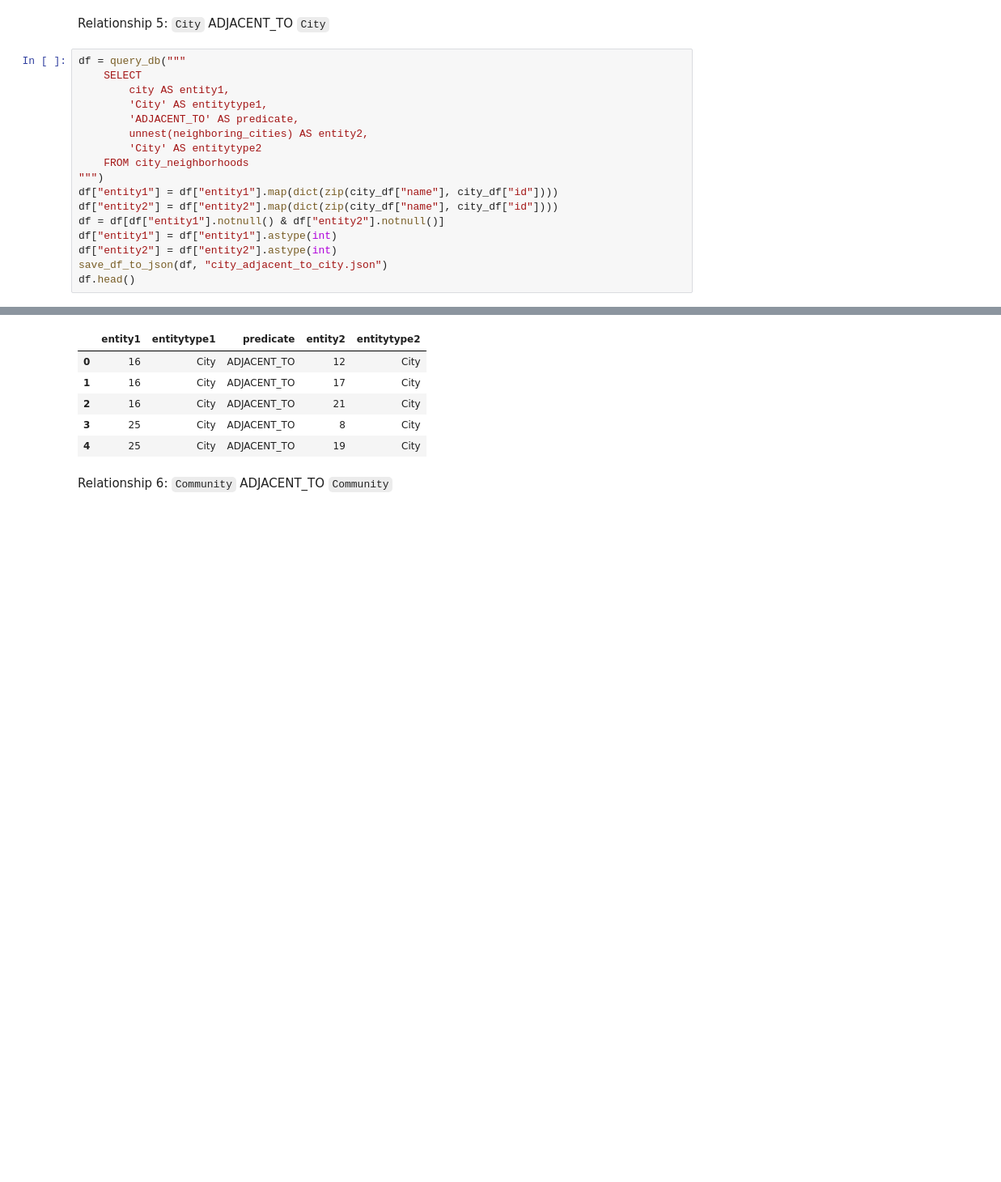
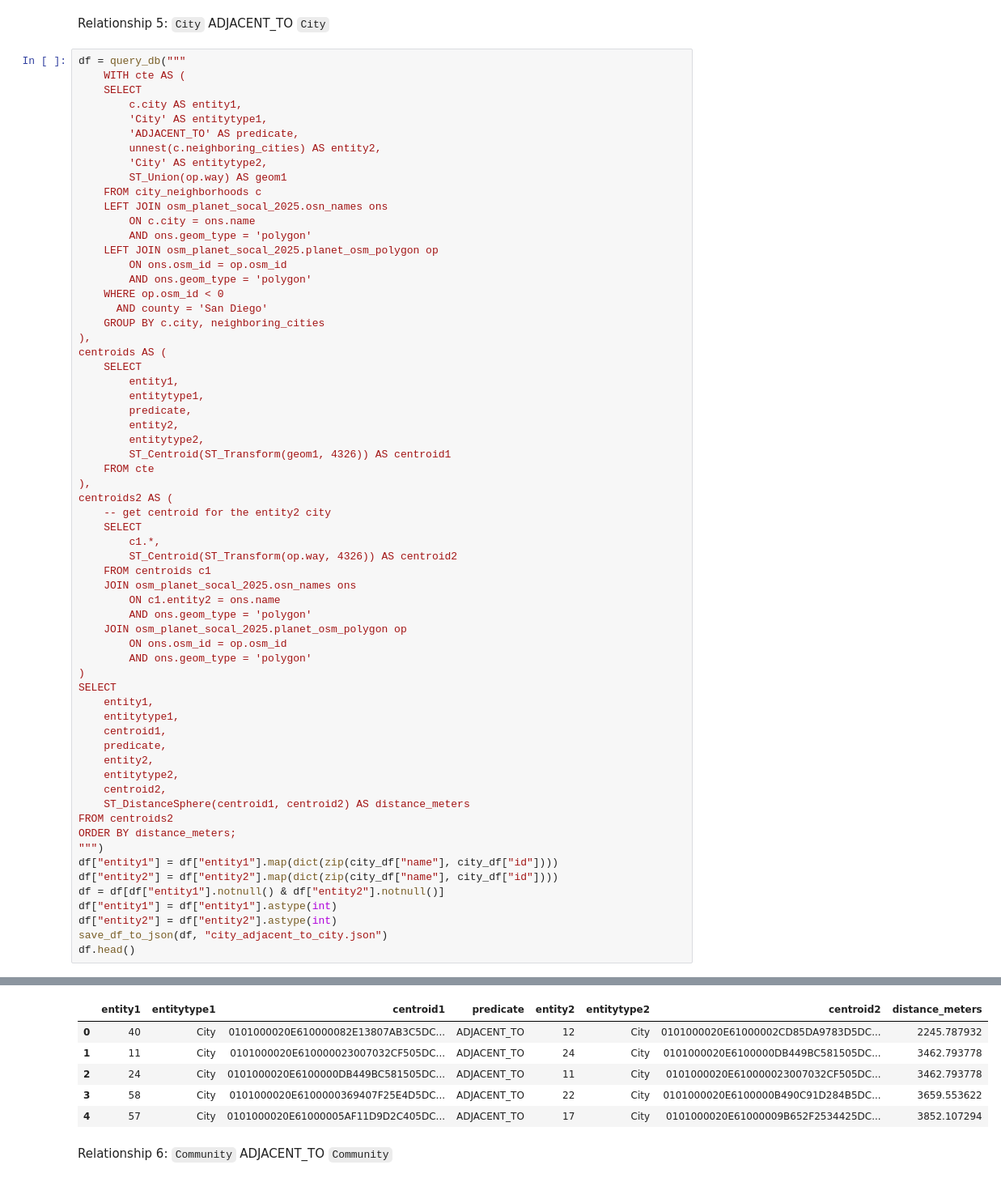
Before and after one commit to swhoyle/business-opportunity-graph, a Jupyter notebook: notebooks/02_extract_edges.ipynb, the cells around one changed output, grey strips where cells are left out. Shown at 81% size. Cells and saved outputs as stored; diff of their text form; blank space fills up the shorter version.

Commit message:
distance and centroids

```diff
--- a/notebooks/02_extract_edges.ipynb
+++ b/notebooks/02_extract_edges.ipynb
@@ -199,29 +199,75 @@ Data saved to data/edges/county_adjacent_to_county.json
 Relationship 5: `City` ADJACENT_TO `City`
 # %%
 df = query_db("""
+    WITH cte AS (
     SELECT
-        city AS entity1,
+        c.city AS entity1,
         'City' AS entitytype1,
         'ADJACENT_TO' AS predicate,
-        unnest(neighboring_cities) AS entity2,
-        'City' AS entitytype2
-    FROM city_neighborhoods
+        unnest(c.neighboring_cities) AS entity2,
+        'City' AS entitytype2,
+        ST_Union(op.way) AS geom1
+    FROM city_neighborhoods c
+    LEFT JOIN osm_planet_socal_2025.osn_names ons
+        ON c.city = ons.name
+        AND ons.geom_type = 'polygon'
+    LEFT JOIN osm_planet_socal_2025.planet_osm_polygon op
+        ON ons.osm_id = op.osm_id
+        AND ons.geom_type = 'polygon'
+    WHERE op.osm_id < 0
+      AND county = 'San Diego'
+    GROUP BY c.city, neighboring_cities
+),
+centroids AS (
+    SELECT
+        entity1,
+        entitytype1,
+        predicate,
+        entity2,
+        entitytype2,
+        ST_Centroid(ST_Transform(geom1, 4326)) AS centroid1
+    FROM cte
+),
+centroids2 AS (
+    -- get centroid for the entity2 city
+    SELECT
+        c1.*,
+        ST_Centroid(ST_Transform(op.way, 4326)) AS centroid2
+    FROM centroids c1
+    JOIN osm_planet_socal_2025.osn_names ons
+        ON c1.entity2 = ons.name
+        AND ons.geom_type = 'polygon'
+    JOIN osm_planet_socal_2025.planet_osm_polygon op
+        ON ons.osm_id = op.osm_id
+        AND ons.geom_type = 'polygon'
+)
+SELECT
+    entity1,
+    entitytype1,
+    centroid1,
+    predicate,
+    entity2,
+    entitytype2,
+    centroid2,
+    ST_DistanceSphere(centroid1, centroid2) AS distance_meters
+FROM centroids2
+ORDER BY distance_meters;
 """)
 df["entity1"] = df["entity1"].map(dict(zip(city_df["name"], city_df["id"])))
 df["entity2"] = df["entity2"].map(dict(zip(city_df["name"], city_df["id"])))
 df = df[df["entity1"].notnull() & df["entity2"].notnull()]
 df["entity1"] = df["entity1"].astype(int)
 df["entity2"] = df["entity2"].astype(int)
 save_df_to_json(df, "city_adjacent_to_city.json")
 df.head()
 # %% [output]
 Data saved to data/edges/city_adjacent_to_city.json
-|  | entity1 | entitytype1 | predicate | entity2 | entitytype2 |
-| 0 | 16 | City | ADJACENT_TO | 12 | City |
-| 1 | 16 | City | ADJACENT_TO | 17 | City |
-| 2 | 16 | City | ADJACENT_TO | 21 | City |
-| 3 | 25 | City | ADJACENT_TO | 8 | City |
-| 4 | 25 | City | ADJACENT_TO | 19 | City |
+|  | entity1 | entitytype1 | centroid1 | predicate | entity2 | entitytype2 | centroid2 | distance_meters |
+| 0 | 40 | City | 0101000020E610000082E13807AB3C5DC... | ADJACENT_TO | 12 | City | 0101000020E61000002CD85DA9783D5DC... | 2245.787932 |
+| 1 | 11 | City | 0101000020E610000023007032CF505DC... | ADJACENT_TO | 24 | City | 0101000020E6100000DB449BC581505DC... | 3462.793778 |
+| 2 | 24 | City | 0101000020E6100000DB449BC581505DC... | ADJACENT_TO | 11 | City | 0101000020E610000023007032CF505DC... | 3462.793778 |
+| 3 | 58 | City | 0101000020E6100000369407F25E4D5DC... | ADJACENT_TO | 22 | City | 0101000020E6100000B490C91D284B5DC... | 3659.553622 |
+| 4 | 57 | City | 0101000020E61000005AF11D9D2C405DC... | ADJACENT_TO | 17 | City | 0101000020E61000009B652F2534425DC... | 3852.107294 |
 # %% [markdown]
 Relationship 6: `Community` ADJACENT_TO `Community`
 # %%
```
Also changed, not shown: parts of 5 cells of this notebook.
